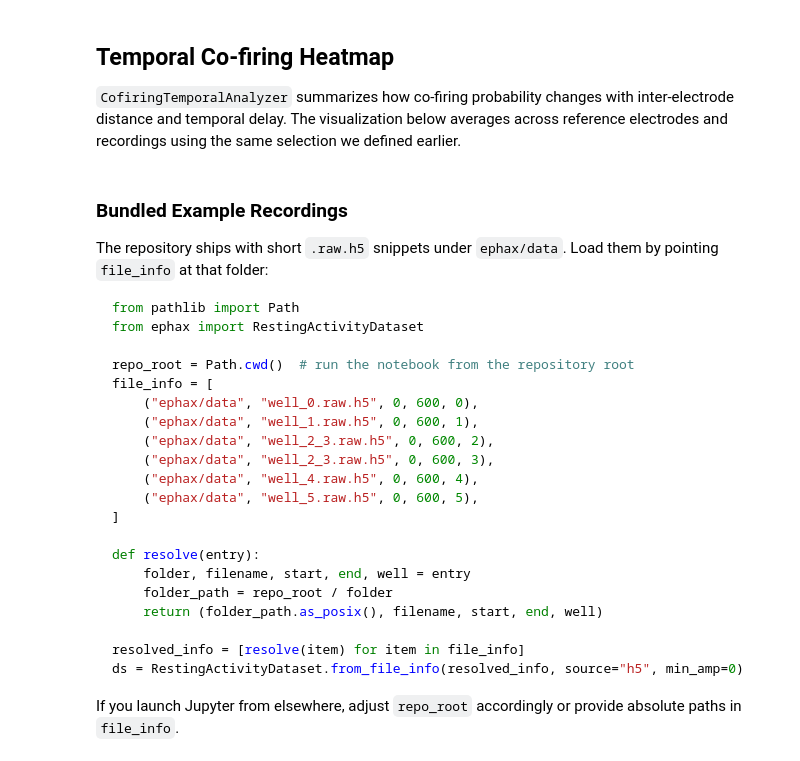
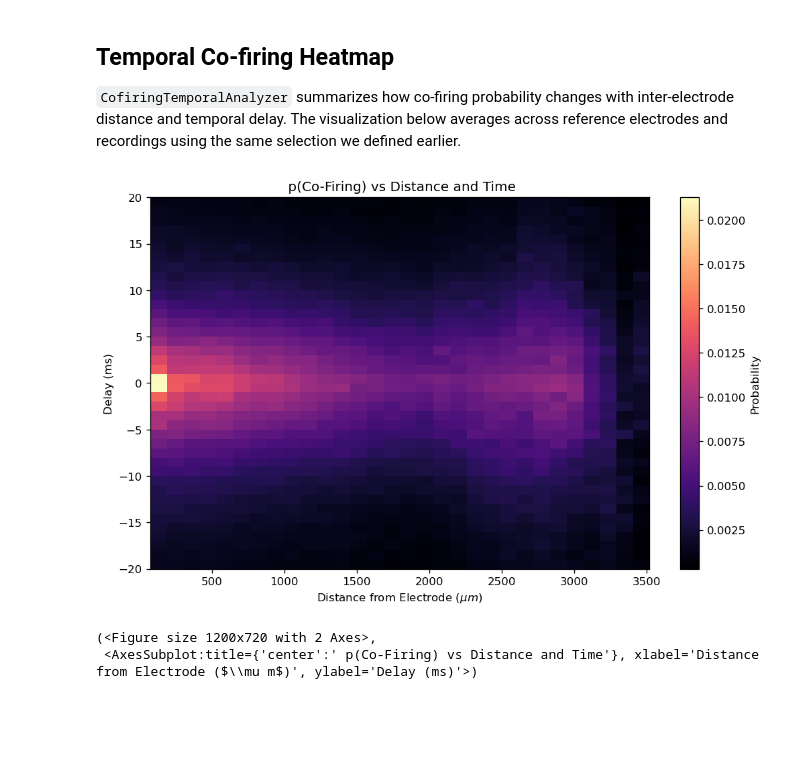
Before and after one commit to dlrebbin98/ephax, a Jupyter notebook: ephax_quickstart.ipynb, the cells around one changed output. Saved outputs shown, nothing was run; the diff lists cells and outputs as text; code cells hidden in the pictures; blank space fills up the shorter version.

````diff
--- a/ephax_quickstart.ipynb
+++ b/ephax_quickstart.ipynb
@@ -153,36 +198,10 @@ fig
 `CofiringTemporalAnalyzer` summarizes how co-firing probability changes with inter-electrode distance and temporal delay. The visualization below averages across reference electrodes and recordings using the same selection we defined earlier.
 # %%
 
-cft_cfg = CofiringTemporalConfig(start_ms=-20, stop_ms=120, step_ms=20, normalize=False)
+cft_cfg = CofiringTemporalConfig(start_ms=-20, stop_ms=20, step_ms=1, normalize=False)
 cft_analyzer = CofiringTemporalAnalyzer(ds, cft_cfg, selection_prep_config=prep_cfg)
-fig, ax = cft_analyzer.plot_avg_cofiring_heatmap()
-fig
+cft_analyzer.plot_avg_cofiring_heatmap()
+# %% [output]
+[figure, added]
+(<Figure size 1200x720 with 2 Axes>,
+ <AxesSubplot:title={'center':' p(Co-Firing) vs Distance and Time'}, xlabel='Distance from Electrode ($\\mu m$)', ylabel='Delay (ms)'>)
-# %% [markdown]
-### Bundled Example Recordings
-
-The repository ships with short `.raw.h5` snippets under `ephax/data`. Load them by pointing `file_info` at that folder:
-
-```python
-from pathlib import Path
-from ephax import RestingActivityDataset
-
-repo_root = Path.cwd()  # run the notebook from the repository root
-file_info = [
-    ("ephax/data", "well_0.raw.h5", 0, 600, 0),
-    ("ephax/data", "well_1.raw.h5", 0, 600, 1),
-    ("ephax/data", "well_2_3.raw.h5", 0, 600, 2),
-    ("ephax/data", "well_2_3.raw.h5", 0, 600, 3),
-    ("ephax/data", "well_4.raw.h5", 0, 600, 4),
-    ("ephax/data", "well_5.raw.h5", 0, 600, 5),
-]
-
-def resolve(entry):
-    folder, filename, start, end, well = entry
-    folder_path = repo_root / folder
-    return (folder_path.as_posix(), filename, start, end, well)
-
-resolved_info = [resolve(item) for item in file_info]
-ds = RestingActivityDataset.from_file_info(resolved_info, source="h5", min_amp=0)
-```
-
-If you launch Jupyter from elsewhere, adjust `repo_root` accordingly or provide absolute paths in `file_info`.
````
Also changed, not shown: parts of 23 cells of this notebook, 2 other files.
